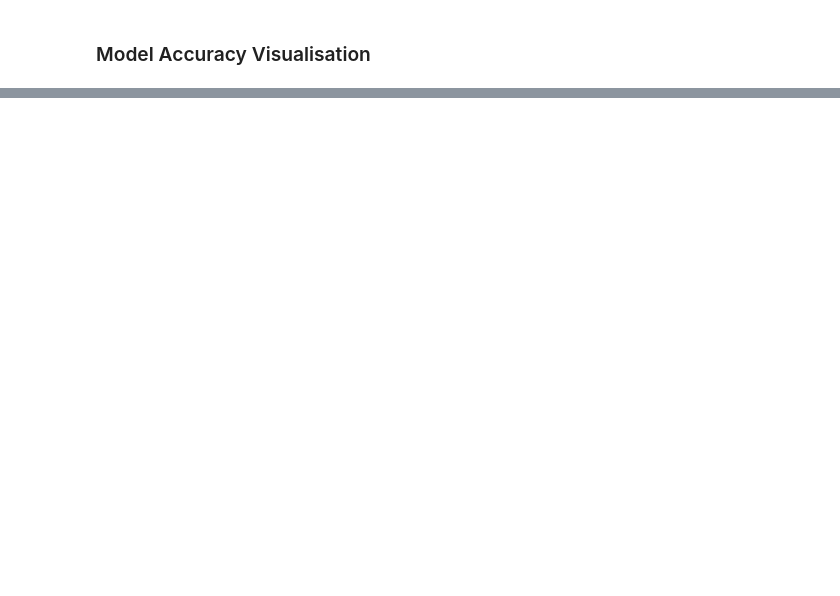
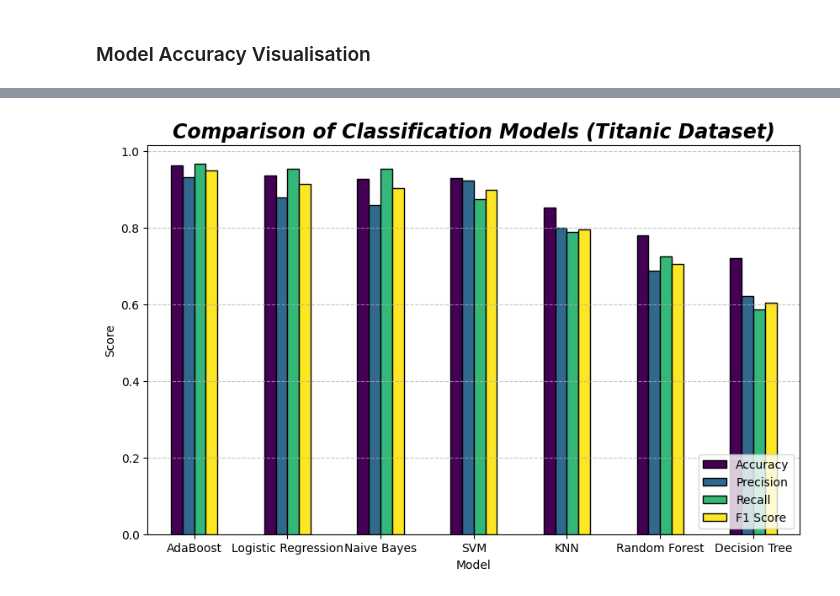
Before and after one commit to shindevaish/Titanic_Survival, a Jupyter notebook: main.ipynb, the cells around one changed output, grey strips where cells are left out. Saved outputs shown, nothing was run; the diff lists cells and outputs as text; code cells hidden in the pictures; blank space fills up the shorter version.

```diff
--- a/main.ipynb
+++ b/main.ipynb
@@ -281,10 +189,0 @@ accuracy_adb*100
-# %%
-accuracy_score = {
-    "LR": accuracy_log_reg*100,
-    "SVM": accuracy_svc*100,
-    "KNN": accuracy_knn*100,
-    "NB": accuray_gnb*100,
-    "DT": accuracy_dt*100,
-    "RF": accuracy_rf*100,
-    "AdaBoost": accuracy_adb*100
-}
@@ -318,0 +194,16 @@ plt.show()
+# %%
+models = ['Logistic Regression', 'Naive Bayes', 'SVM', 'KNN', 'Decision Tree', 'Random Forest', 'AdaBoost']
+predictions = [y_pred_log_reg, y_pred_gnb, y_pred_svc, y_pred_knn, y_pred_dt, y_pred_rf, y_pred_adb]
+
+results = []
+
+for name, pred in zip(models, predictions):
+    acc = accuracy_score(y_true, pred)
+    prec = precision_score(y_true, pred)
+    rec = recall_score(y_true, pred)
+    f1 = f1_score(y_true, pred)
+    results.append([name, acc, prec, rec, f1])
+
+metrics_df = pd.DataFrame(results, columns=['Model', 'Accuracy', 'Precision', 'Recall', 'F1 Score'])
+metrics_df = metrics_df.sort_values(by='F1 Score', ascending=False).reset_index(drop=True)
+metrics_df
@@ -318,0 +219,18 @@ plt.show()
+# %%
+metrics_df.plot(
+    x='Model',
+    y=['Accuracy', 'Precision', 'Recall', 'F1 Score'],
+    kind='bar',
+    figsize=(10,6),
+    colormap='viridis',
+    edgecolor='black'
+)
+
+plt.title("Comparison of Classification Models (Titanic Dataset)", fontsize = 17, fontstyle = 'italic', weight = 'bold')
+plt.ylabel("Score")
+plt.xticks(rotation=360)
+plt.grid(axis='y', linestyle='--', alpha=0.7)
+plt.legend(loc='lower right')
+plt.show()
+# %% [output]
+[figure, added]
```
Also changed, not shown: parts of 25 cells of this notebook.
